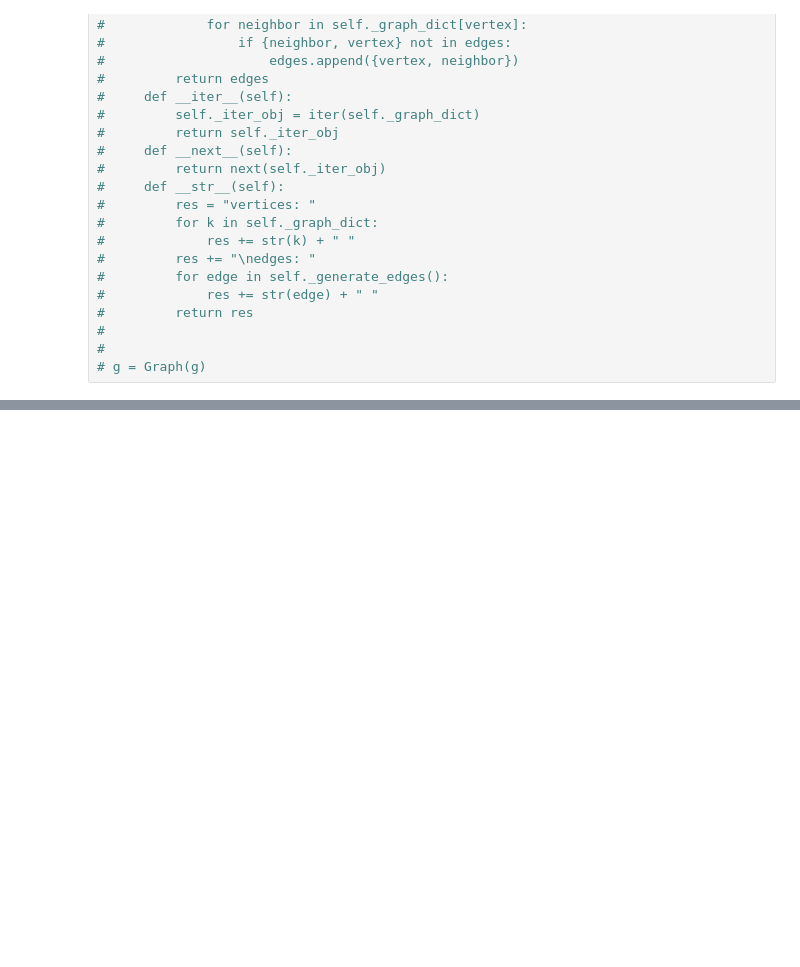
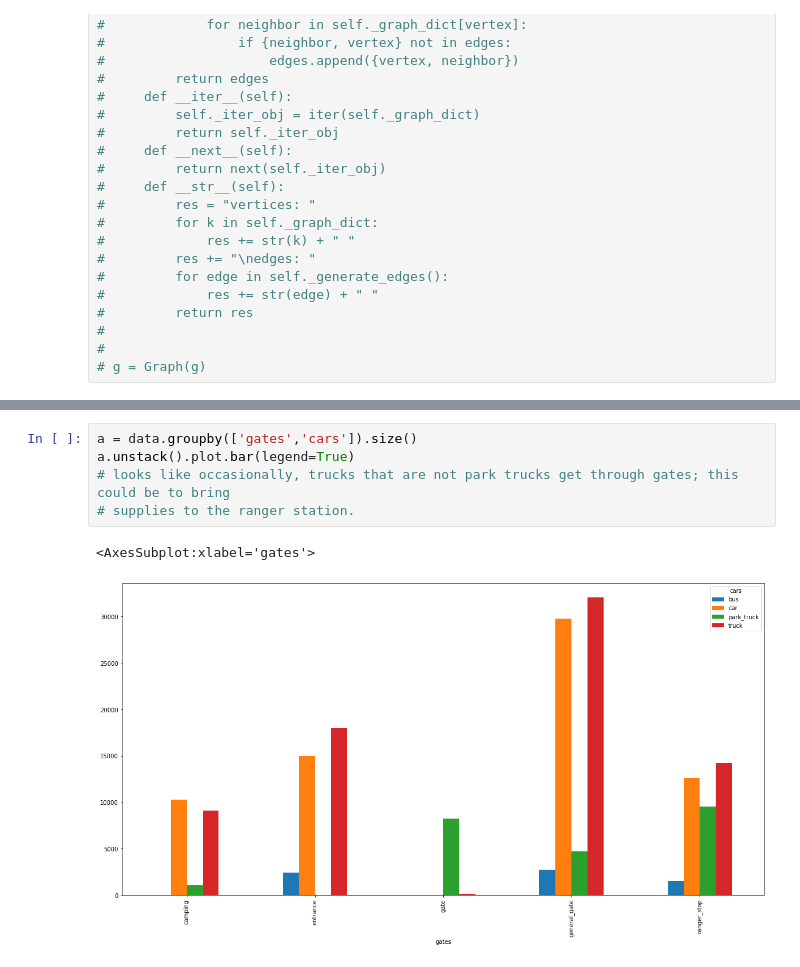
Before and after one commit to dollberk/Patterns_of_Life_Capstone, a Jupyter notebook: Capstone_Final.ipynb, the cells around one changed output, grey strips where cells are left out. Saved outputs shown, nothing was run; the diff lists cells and outputs as text; blank space fills up the shorter version.

```diff
--- a/Capstone_Final.ipynb
+++ b/Capstone_Final.ipynb
@@ -471,0 +601,8 @@ sns.violinplot(y=data.days, x=data['car-type'])
+# %%
+a = data.groupby(['gates','cars']).size()
+a.unstack().plot.bar(legend=True)
+# looks like occasionally, trucks that are not park trucks get through gates; this could be to bring
+# supplies to the ranger station.
+# %% [output]
+<AxesSubplot:xlabel='gates'>
+[figure, added]
```
Also changed, not shown: parts of 23 cells of this notebook.
